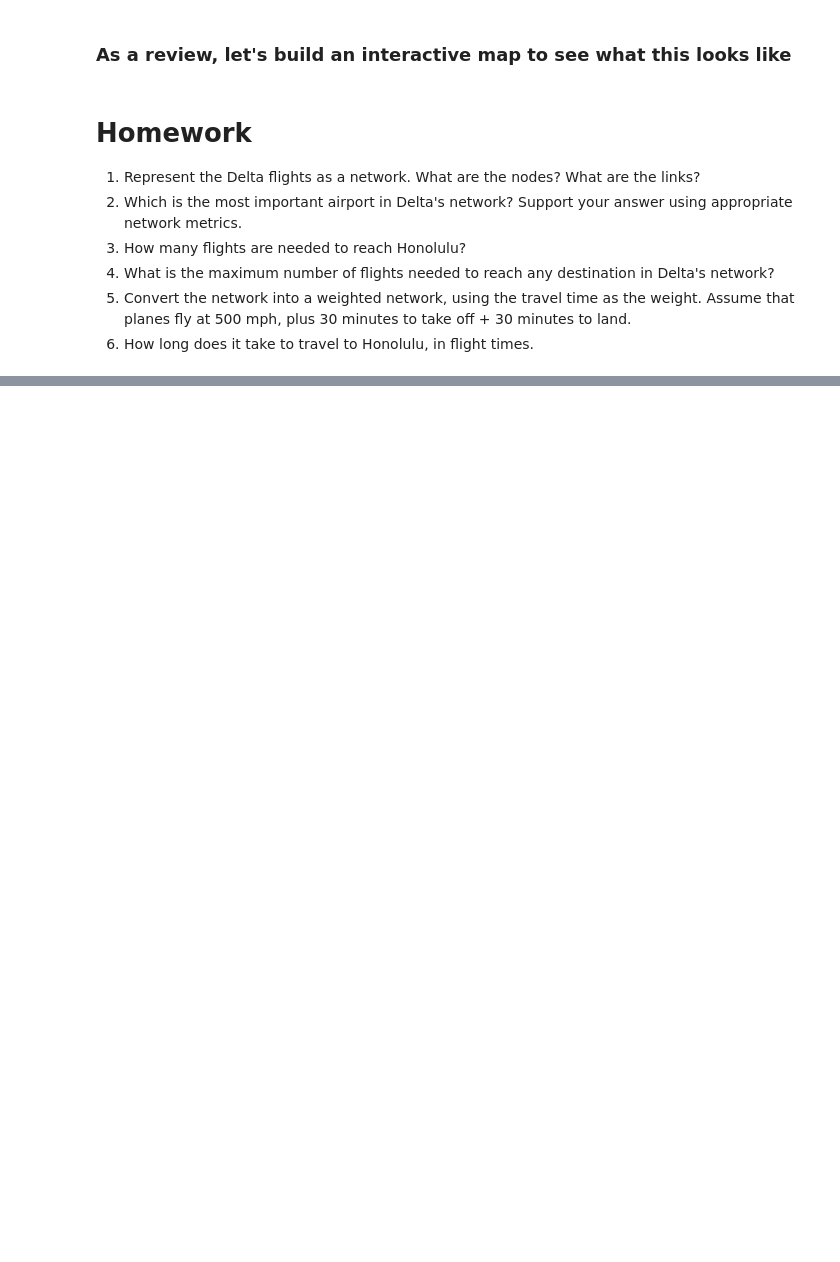
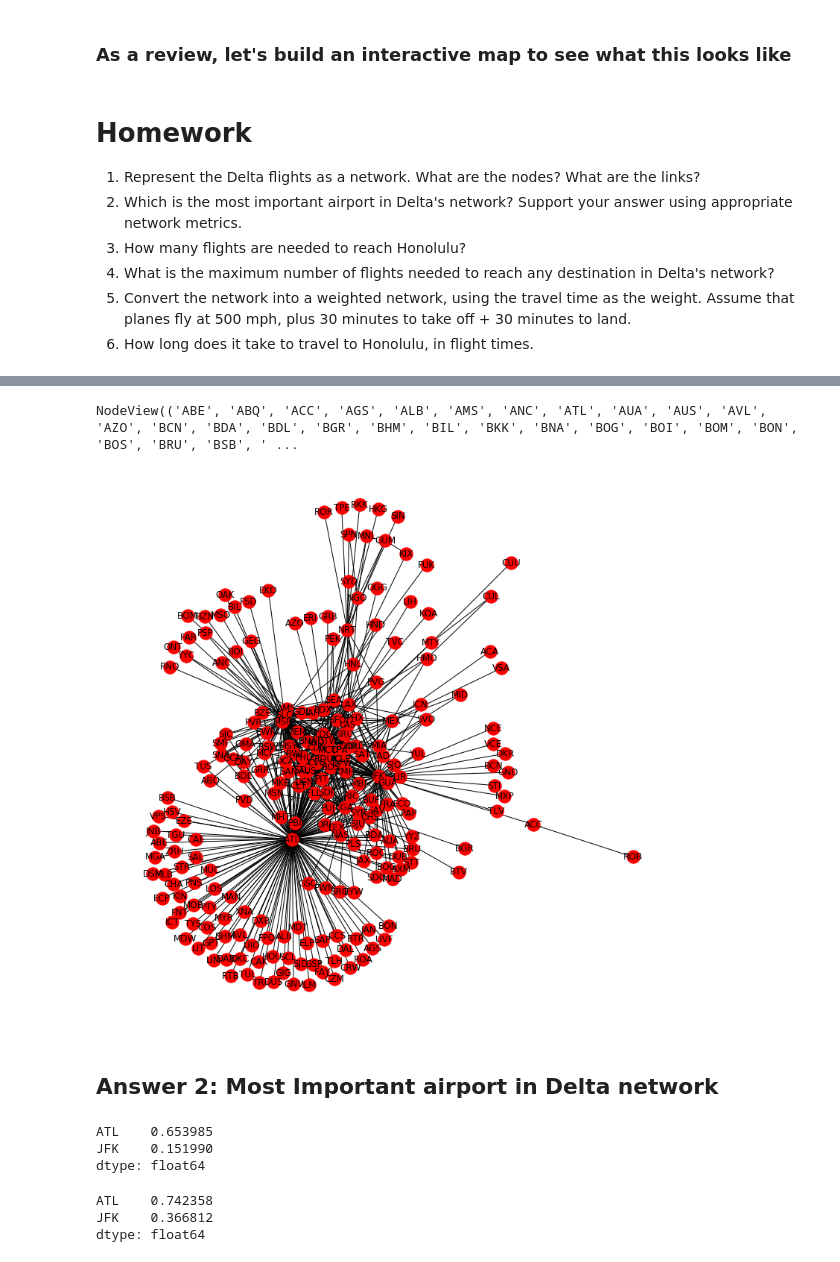
Before and after one commit to rianatanzen068/ce599, a Jupyter notebook: 12-Networks/Networks.ipynb, the cells around one changed output, grey strips where cells are left out. Cells and saved outputs as stored; diff of their text form; code cells hidden in the pictures; blank space fills up the shorter version.

```diff
--- a/12-Networks/Networks.ipynb
+++ b/12-Networks/Networks.ipynb
@@ -350,0 +380,6 @@ m.save("delta.html")
+# %%
+import pandas as pd
+import networkx as nx
+
+routes = pd.read_csv('data/delta_routes.csv')
+routes. head ()
@@ -350,0 +393,35 @@ m.save("delta.html")
+# %%
+#nodes
+delta = nx.Graph()
+delta.add_nodes_from(routes['source'])
+delta.nodes ()
+# %% [output]
+NodeView(('ABE', 'ABQ', 'ACC', 'AGS', 'ALB', 'AMS', 'ANC', 'ATL', 'AUA', 'AUS', 'AVL', 'AZO', 'BCN', 'BDA', 'BDL', 'BGR', 'BHM', 'BIL', 'BKK', 'BNA', 'BOG', 'BOI', 'BOM', 'BON', 'BOS', 'BRU', 'BSB', ' ...
+# %%
+# Delta flights as network
+delta = nx.from_pandas_edgelist(routes, source='source', target='dest')
+plt.figure(figsize=(10, 10))
+nx.draw(delta, node_color= 'red', with_labels=True)
+plt.show()
+# %% [output]
+[figure, added]
+# %% [markdown]
+## Answer 2: Most Important airport in Delta network
+# %%
+#Betweenness Centrality
+between_cent = nx.betweenness_centrality(delta, normalized=True)
+df = pd.Series (between_cent)
+df.sort_values (ascending = False) [:2]
+# %% [output]
+ATL    0.653985
+JFK    0.151990
+dtype: float64
+# %%
+#Degree Centrality
+deg_dent = nx.degree_centrality(delta)
+df2 = pd.Series(deg_dent)
+df2.sort_values(ascending = False) [:2]
+# %% [output]
+ATL    0.742358
+JFK    0.366812
+dtype: float64
```
Also changed, not shown: parts of 29 cells of this notebook, 4 other files.
